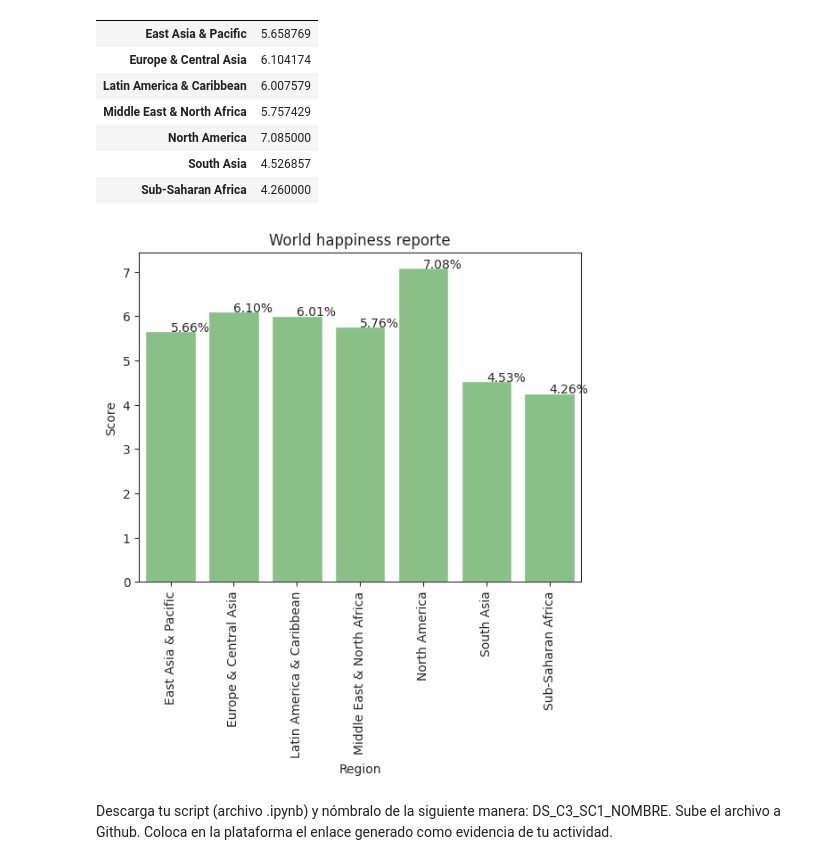
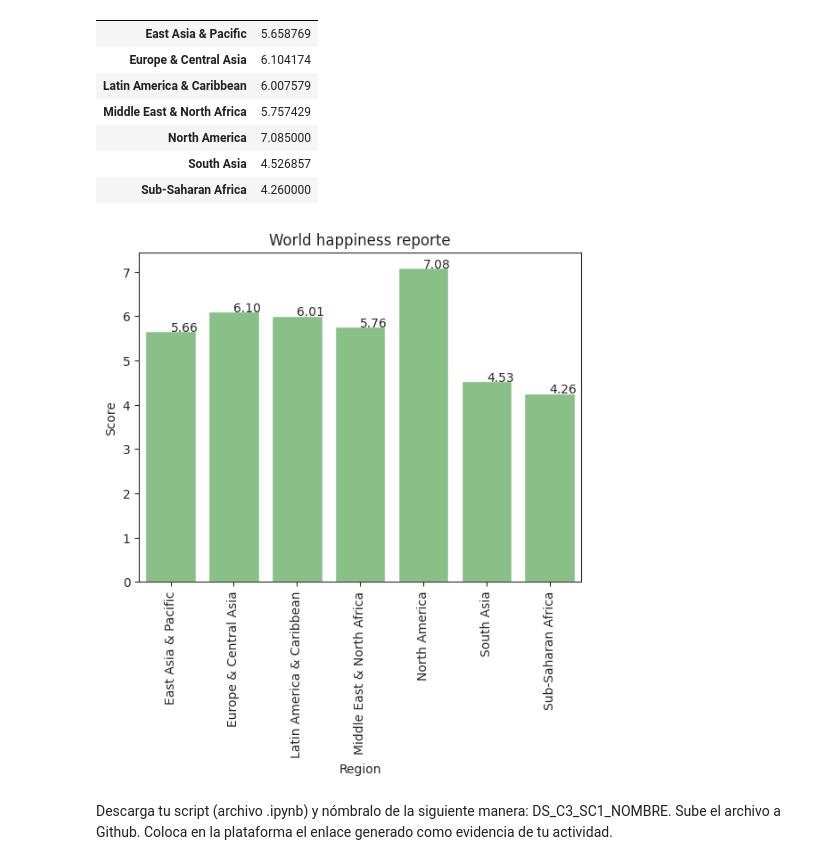
Before and after one commit to fierroluis/NumpyPandas, a Jupyter notebook: DS_C3_SC1_LUISFIERRO.ipynb, the cells around one changed output. Drawn from its saved outputs; the diff is of its cells as text; code cells hidden in the pictures.

```diff
--- a/DS_C3_SC1_LUISFIERRO.ipynb
+++ b/DS_C3_SC1_LUISFIERRO.ipynb
@@ -242,14 +242,16 @@ info_region
 # %%
 sns.set_palette('Accent')
 sns.barplot(x='Region', y='Score', data=info_region)
+
 plt.title('World happiness reporte')
 plt.xlabel('Region')
 plt.ylabel('Score')
 plt.xticks(rotation=90)
+
 for i in range(info_region.shape[0]):
-  plt.text(i,info_region.iloc[i,0],str(f'{info_region.iloc[i,0]:.2f}')+'%')
+  plt.text(i,info_region.iloc[i,0],str(f'{info_region.iloc[i,0]:.2f}'))
 # %% [output]
-[figure, old version]
+[figure, new version]
 # %% [markdown]
 Descarga tu script (archivo .ipynb) y nómbralo de la siguiente manera: DS_C3_SC1_NOMBRE.
 Sube el archivo a Github.
```
